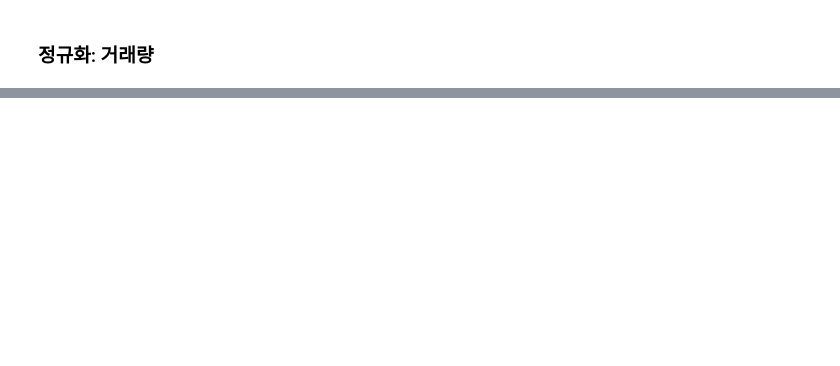
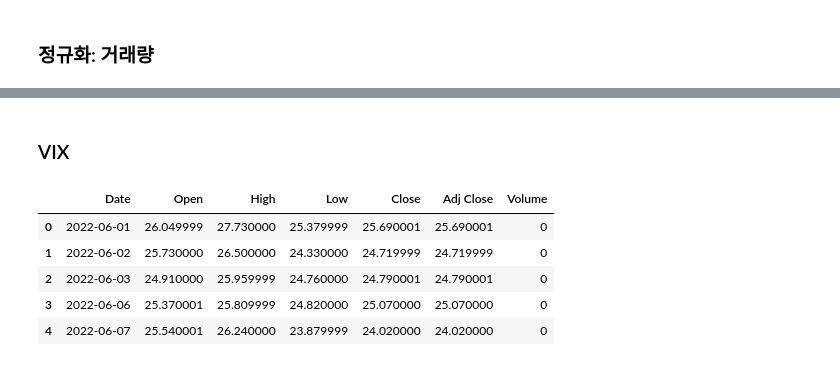
Before and after one commit to NewYorkKim/KRX_2022, a Jupyter notebook: nayeon/EDA/EDA.ipynb, the cells around one changed output, grey strips where cells are left out. Cells and saved outputs as stored; diff of their text form; code cells hidden in the pictures; blank space fills up the shorter version.

```diff
--- a/nayeon/EDA/EDA.ipynb
+++ b/nayeon/EDA/EDA.ipynb
@@ -141,3 +141,15 @@ fig6.add_trace(go.Scatter(x=date, y=fg_score, mode="lines", name="fg_score"))
 fig6.add_trace(go.Scatter(x=date1, y=volume_s1, mode="lines", name="volume_s1"))
 # %% [output]
 [interactive output not drawn]
+# %% [markdown]
+### VIX
+# %%
+vix = pd.read_csv('VIX.csv')
+vix.head()
+# %% [output]
+|  | Date | Open | High | Low | Close | Adj Close | Volume |
+| 0 | 2022-06-01 | 26.049999 | 27.730000 | 25.379999 | 25.690001 | 25.690001 | 0 |
+| 1 | 2022-06-02 | 25.730000 | 26.500000 | 24.330000 | 24.719999 | 24.719999 | 0 |
+| 2 | 2022-06-03 | 24.910000 | 25.959999 | 24.760000 | 24.790001 | 24.790001 | 0 |
+| 3 | 2022-06-06 | 25.370001 | 25.809999 | 24.820000 | 25.070000 | 25.070000 | 0 |
+| 4 | 2022-06-07 | 25.540001 | 26.240000 | 23.879999 | 24.020000 | 24.020000 | 0 |
```
Also changed, not shown: parts of 4 cells of this notebook, 3 other files.
